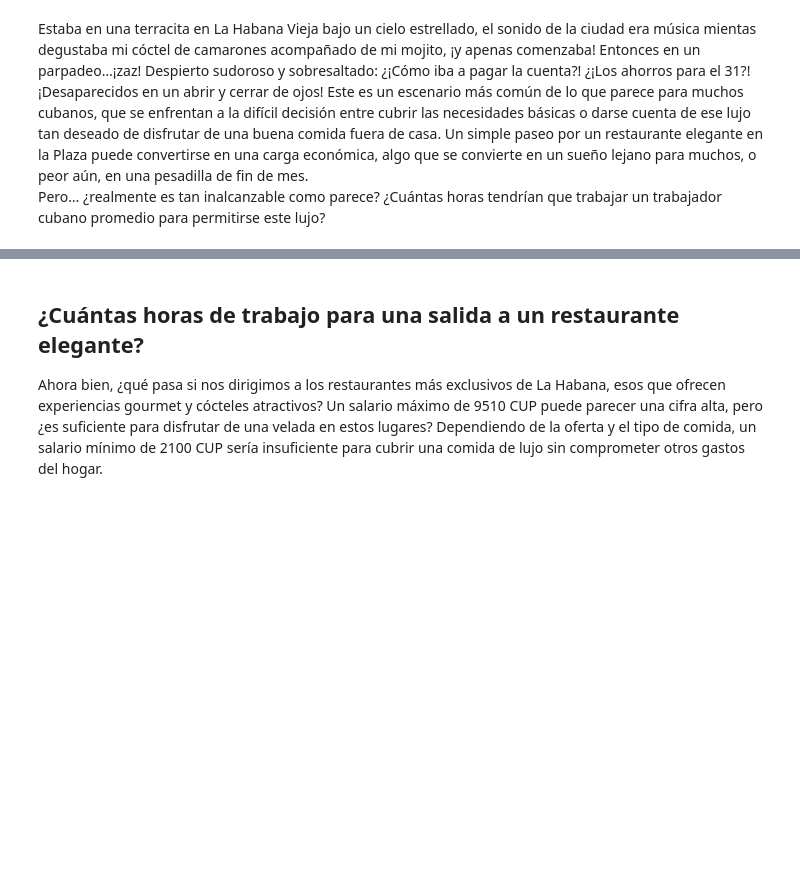
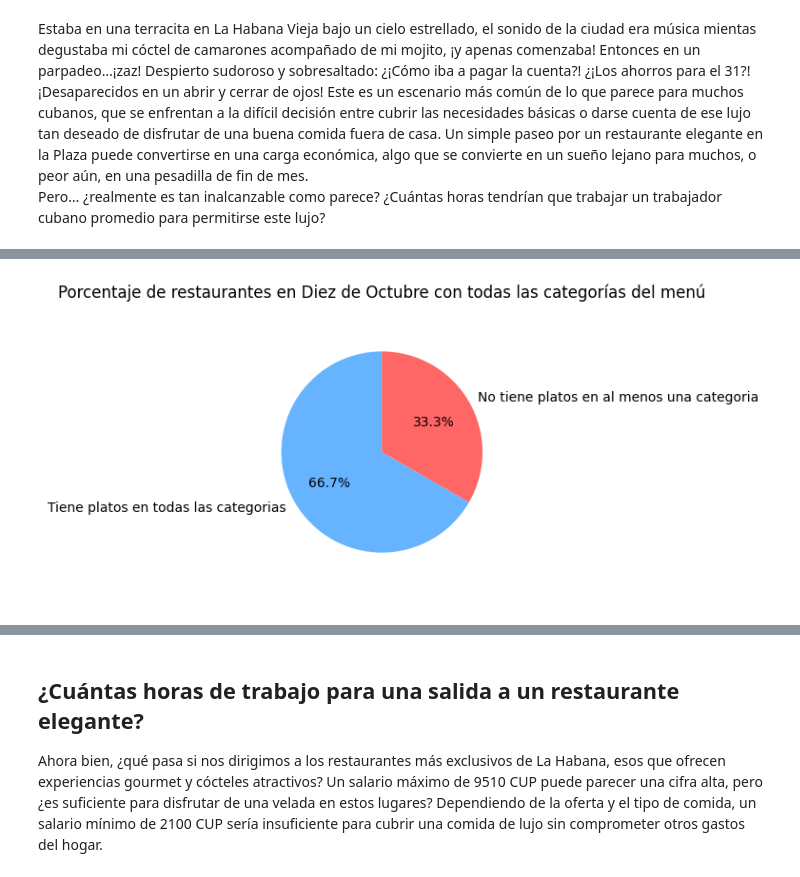
Before and after one commit to angie-rosquet/PROYECTEO-PRO-ICD, a Jupyter notebook: Un_Lujo_Para_El_Paladar.ipynb, the cells around one changed output, grey strips where cells are left out. Saved outputs shown, nothing was run; the diff lists cells and outputs as text; code cells hidden in the pictures; blank space fills up the shorter version.

```diff
--- a/Un_Lujo_Para_El_Paladar.ipynb
+++ b/Un_Lujo_Para_El_Paladar.ipynb
@@ -82,0 +140,5 @@ dataframe = bp.load_all(bp.route_municipality)
+# %%
+filtred_d= bp.filter_restaurant("Diez de Octubre")
+bp.plot_menu_categories_pie_chart(filtred_d, "Diez de Octubre")
+# %% [output]
+[figure, added]
```
Also changed, not shown: parts of 59 cells of this notebook, 34 other files.
